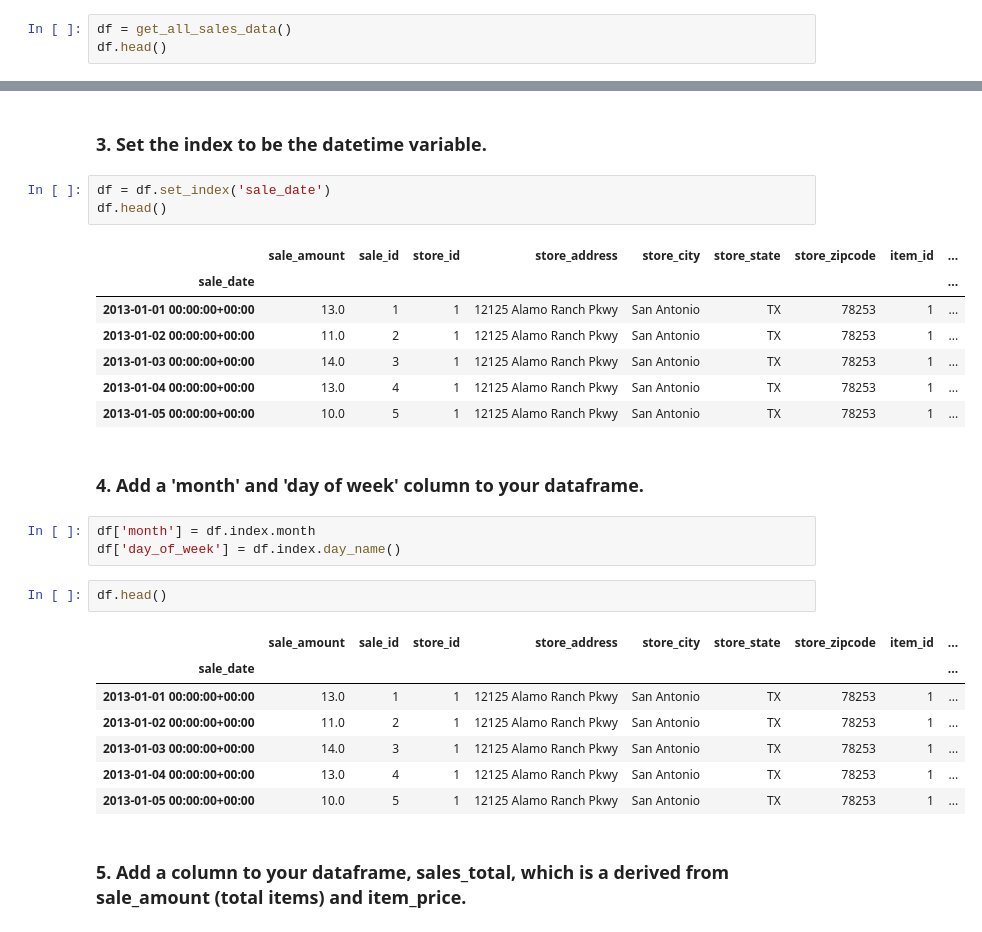
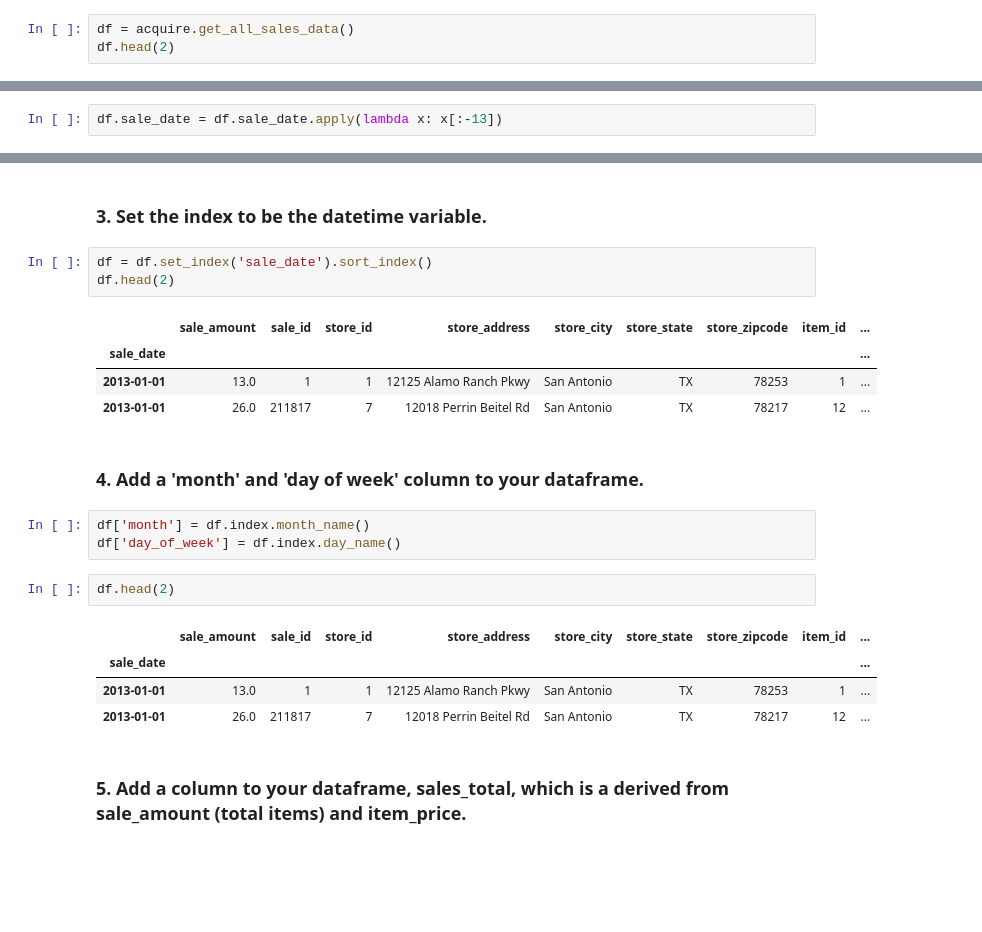
Before and after one commit to lupeluna/time-series-exercises, a Jupyter notebook: Prepare_exercises.ipynb, the cells around one changed output, grey strips where cells are left out. Cells and saved outputs as stored; diff of their text form; blank space fills up the shorter version.

```diff
--- a/Prepare_exercises.ipynb
+++ b/Prepare_exercises.ipynb
@@ -13,6 +11,6 @@ from acquire import get_all_sales_data
 # %%
-df = get_all_sales_data()
-df.head()
+df = acquire.get_all_sales_data()
+df.head(2)
 # %% [output]
 |  | sale_date | sale_id | store_id | store_address | store_city | store_state | store_zipcode | item_id | ... |
 | sale_amount |  |  |  |  |  |  |  |  | ... |
@@ -24,5 +19,7 @@ df.head()
 # %% [markdown]
 ### 1.  Convert date column to datetime format.
+# %%
+df.sale_date = df.sale_date.apply(lambda x: x[:-13])
 # %%
 df.sale_date = pd.to_datetime(df.sale_date)
 # %%
@@ -68,30 +66,24 @@ plt.show
 # %% [markdown]
 ### 3. Set the index to be the datetime variable.
 # %%
-df = df.set_index('sale_date')
-df.head()
+df = df.set_index('sale_date').sort_index()
+df.head(2)
 # %% [output]
 |  | sale_amount | sale_id | store_id | store_address | store_city | store_state | store_zipcode | item_id | ... |
 | sale_date |  |  |  |  |  |  |  |  | ... |
-| 2013-01-01 00:00:00+00:00 | 13.0 | 1 | 1 | 12125 Alamo Ranch Pkwy | San Antonio | TX | 78253 | 1 | ... |
-| 2013-01-02 00:00:00+00:00 | 11.0 | 2 | 1 | 12125 Alamo Ranch Pkwy | San Antonio | TX | 78253 | 1 | ... |
-| 2013-01-03 00:00:00+00:00 | 14.0 | 3 | 1 | 12125 Alamo Ranch Pkwy | San Antonio | TX | 78253 | 1 | ... |
-| 2013-01-04 00:00:00+00:00 | 13.0 | 4 | 1 | 12125 Alamo Ranch Pkwy | San Antonio | TX | 78253 | 1 | ... |
-| 2013-01-05 00:00:00+00:00 | 10.0 | 5 | 1 | 12125 Alamo Ranch Pkwy | San Antonio | TX | 78253 | 1 | ... |
+| 2013-01-01 | 13.0 | 1 | 1 | 12125 Alamo Ranch Pkwy | San Antonio | TX | 78253 | 1 | ... |
+| 2013-01-01 | 26.0 | 211817 | 7 | 12018 Perrin Beitel Rd | San Antonio | TX | 78217 | 12 | ... |
 # %% [markdown]
 ### 4. Add a 'month' and 'day of week' column to your dataframe.
 # %%
-df['month'] = df.index.month
+df['month'] = df.index.month_name()
 df['day_of_week'] = df.index.day_name()
 # %%
-df.head()
+df.head(2)
 # %% [output]
 |  | sale_amount | sale_id | store_id | store_address | store_city | store_state | store_zipcode | item_id | ... |
 | sale_date |  |  |  |  |  |  |  |  | ... |
-| 2013-01-01 00:00:00+00:00 | 13.0 | 1 | 1 | 12125 Alamo Ranch Pkwy | San Antonio | TX | 78253 | 1 | ... |
-| 2013-01-02 00:00:00+00:00 | 11.0 | 2 | 1 | 12125 Alamo Ranch Pkwy | San Antonio | TX | 78253 | 1 | ... |
-| 2013-01-03 00:00:00+00:00 | 14.0 | 3 | 1 | 12125 Alamo Ranch Pkwy | San Antonio | TX | 78253 | 1 | ... |
-| 2013-01-04 00:00:00+00:00 | 13.0 | 4 | 1 | 12125 Alamo Ranch Pkwy | San Antonio | TX | 78253 | 1 | ... |
-| 2013-01-05 00:00:00+00:00 | 10.0 | 5 | 1 | 12125 Alamo Ranch Pkwy | San Antonio | TX | 78253 | 1 | ... |
+| 2013-01-01 | 13.0 | 1 | 1 | 12125 Alamo Ranch Pkwy | San Antonio | TX | 78253 | 1 | ... |
+| 2013-01-01 | 26.0 | 211817 | 7 | 12018 Perrin Beitel Rd | San Antonio | TX | 78217 | 12 | ... |
 # %% [markdown]
 ### 5. Add a column to your dataframe, sales_total, which is a derived from sale_amount (total items) and item_price.
```
Also changed, not shown: parts of 21 cells of this notebook.
